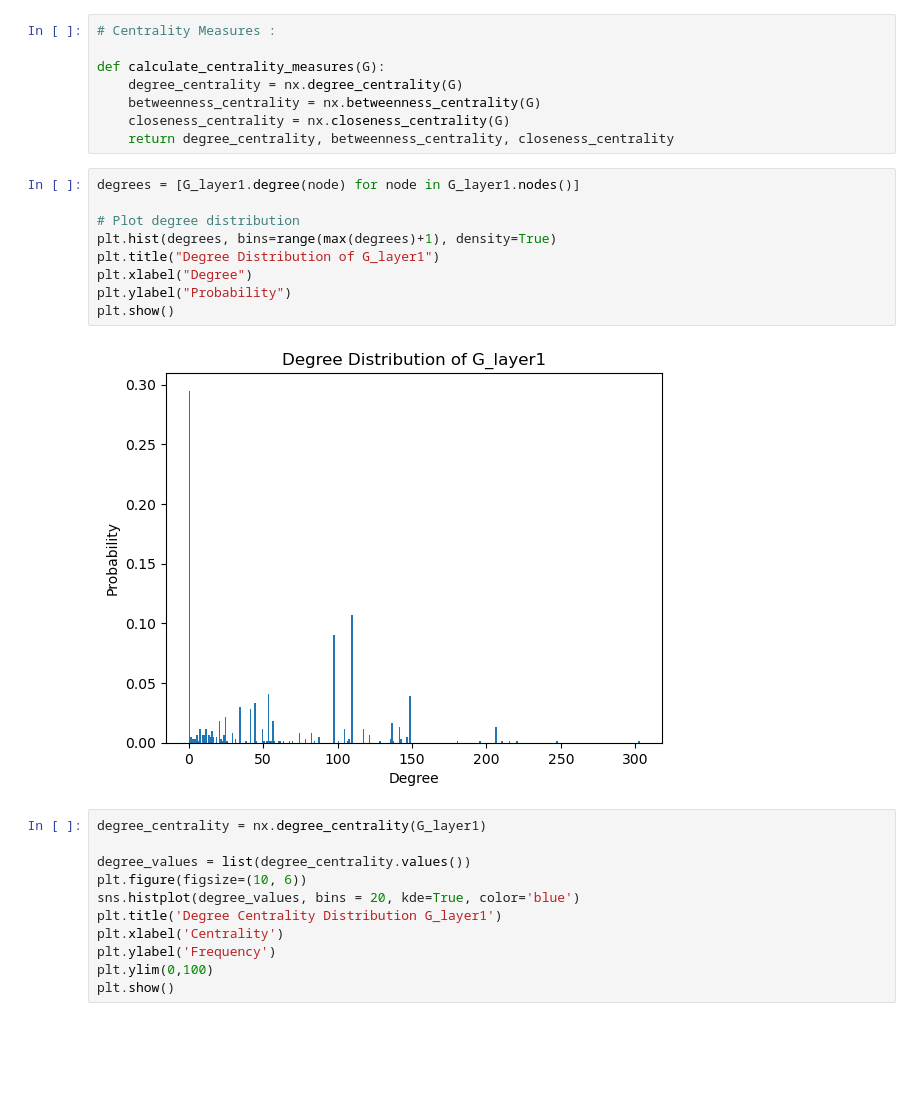
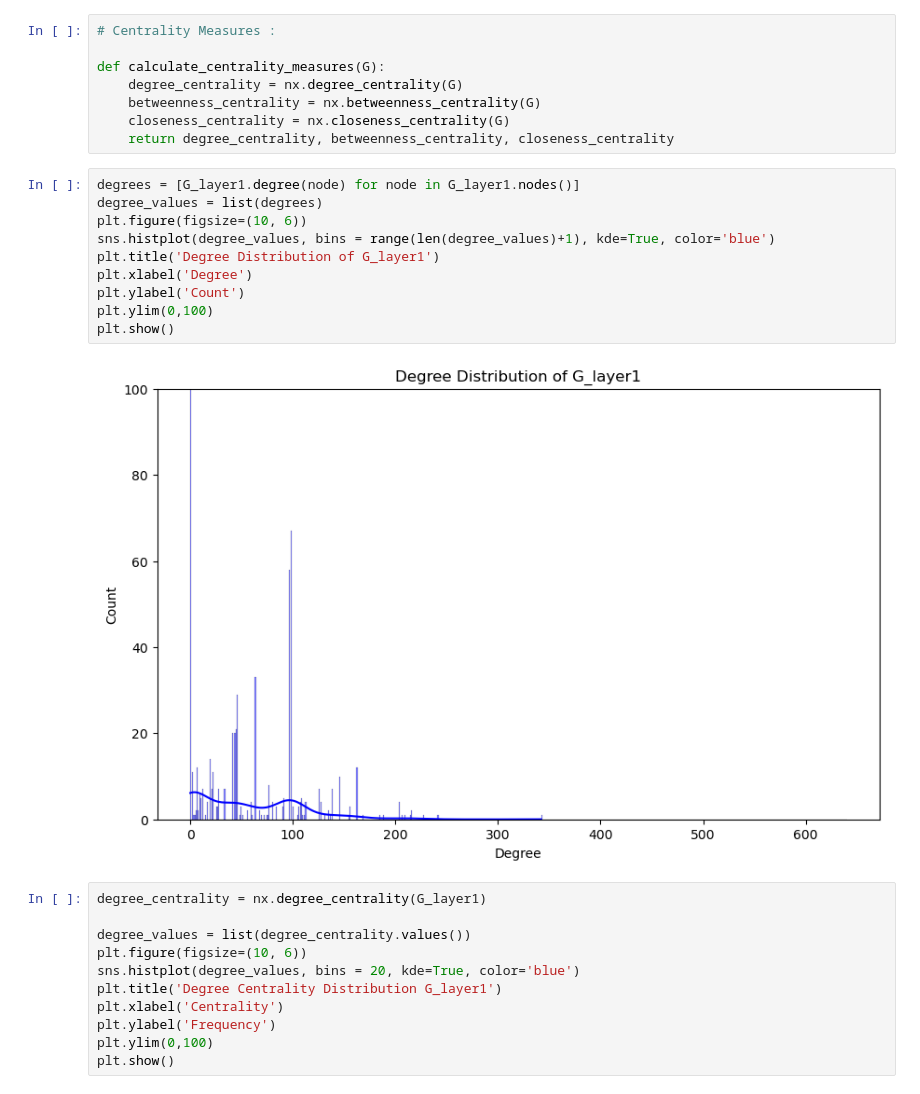
Before and after one commit to cloner174/mr.Sina, a Jupyter notebook: index_6_0_1.ipynb, the cells around one changed output. Drawn from its saved outputs; the diff is of its cells as text; blank space fills up the shorter version.

```diff
--- a/index_6_0_1.ipynb
+++ b/index_6_0_1.ipynb
@@ -232,15 +232,16 @@ def calculate_centrality_measures(G):
     return degree_centrality, betweenness_centrality, closeness_centrality
 # %%
 degrees = [G_layer1.degree(node) for node in G_layer1.nodes()]
-
-# Plot degree distribution
-plt.hist(degrees, bins=range(max(degrees)+1), density=True)
-plt.title("Degree Distribution of G_layer1")
-plt.xlabel("Degree")
-plt.ylabel("Probability")
+degree_values = list(degrees)
+plt.figure(figsize=(10, 6))
+sns.histplot(degree_values, bins = range(len(degree_values)+1), kde=True, color='blue')
+plt.title('Degree Distribution of G_layer1')
+plt.xlabel('Degree')
+plt.ylabel('Count')
+plt.ylim(0,100)
 plt.show()
 # %% [output]
-[figure, old version]
+[figure, new version]
 # %%
 degree_centrality = nx.degree_centrality(G_layer1)
 
```
Also changed, not shown: parts of 9 cells of this notebook.
